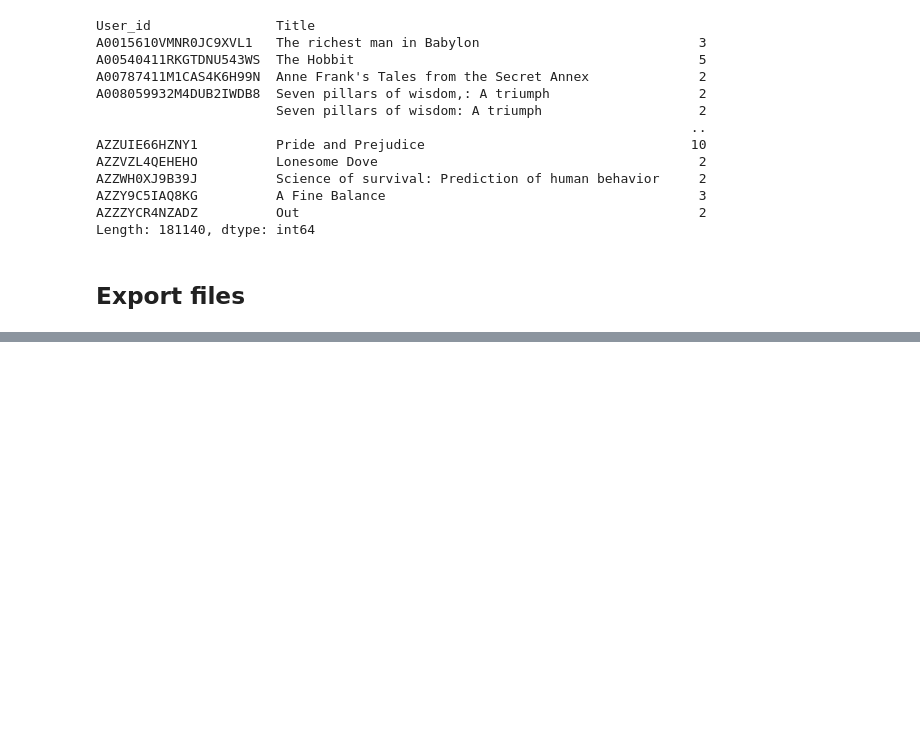
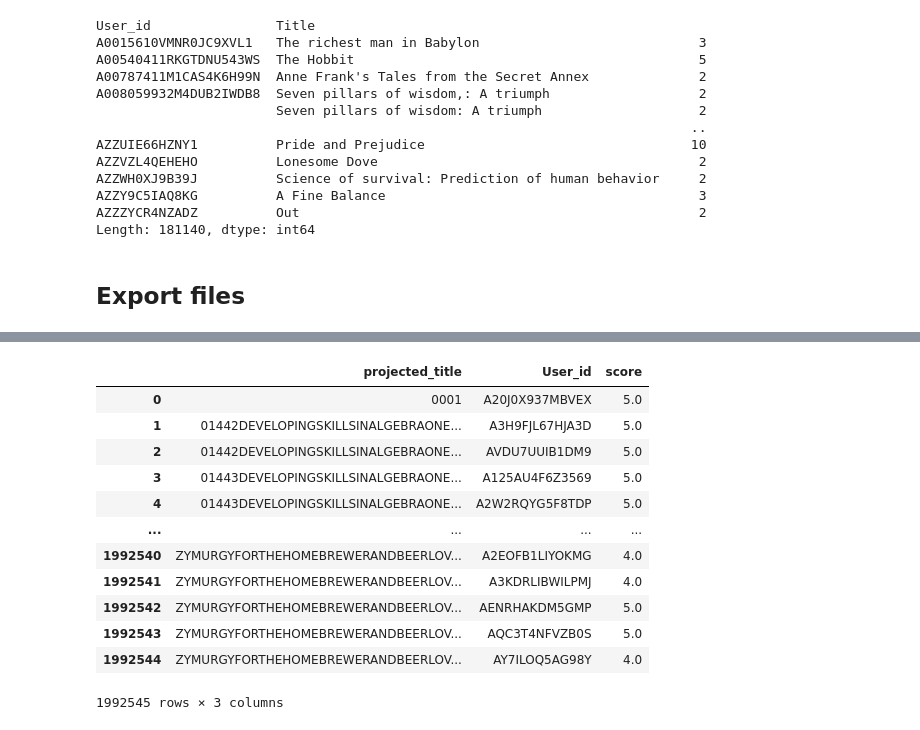
Before and after one commit to feyclan/WT_analysis, a Jupyter notebook: Cleaning.ipynb, the cells around one changed output, grey strips where cells are left out. Saved outputs shown, nothing was run; the diff lists cells and outputs as text; code cells hidden in the pictures; blank space fills up the shorter version.

```diff
--- a/Cleaning.ipynb
+++ b/Cleaning.ipynb
@@ -120,6 +121,7 @@ title_projection("h! j,./?;;$#@% ^& *()''")
 'HJ'
 # %%
 clean_books["projected_title"] = clean_books["Title"].apply(title_projection)
+reviews["projected_title"] = reviews["Title"].apply(title_projection)
 # %%
 projected_title_counts = clean_books["projected_title"].value_counts()
 double_counts = projected_title_counts[projected_title_counts > 1]
@@ -142,0 +176,4 @@ clean_books[clean_books["projected_title"] == "MOBYDICKORTHEWHALE"]
+# %%
+#Every User_id gets 1 vote for every book
+new_reviews = reviews.groupby(["projected_title", "User_id"])['review/score'].mean().reset_index()
+new_reviews = new_reviews.rename(columns={'review/score': 'score'})
@@ -399,0 +400,17 @@ clean_books
+# %%
+new_reviews.to_csv('data_sets/reviews_for_recommenders.csv', index=False)
+new_reviews
+# %% [output]
+|  | projected_title | User_id | score |
+| 0 | 0001 | A20J0X937MBVEX | 5.0 |
+| 1 | 01442DEVELOPINGSKILLSINALGEBRAONE... | A3H9FJL67HJA3D | 5.0 |
+| 2 | 01442DEVELOPINGSKILLSINALGEBRAONE... | AVDU7UUIB1DM9 | 5.0 |
+| 3 | 01443DEVELOPINGSKILLSINALGEBRAONE... | A125AU4F6Z3569 | 5.0 |
+| 4 | 01443DEVELOPINGSKILLSINALGEBRAONE... | A2W2RQYG5F8TDP | 5.0 |
+| ... | ... | ... | ... |
+| 1992540 | ZYMURGYFORTHEHOMEBREWERANDBEERLOV... | A2EOFB1LIYOKMG | 4.0 |
+| 1992541 | ZYMURGYFORTHEHOMEBREWERANDBEERLOV... | A3KDRLIBWILPMJ | 4.0 |
+| 1992542 | ZYMURGYFORTHEHOMEBREWERANDBEERLOV... | AENRHAKDM5GMP | 5.0 |
+| 1992543 | ZYMURGYFORTHEHOMEBREWERANDBEERLOV... | AQC3T4NFVZB0S | 5.0 |
+| 1992544 | ZYMURGYFORTHEHOMEBREWERANDBEERLOV... | AY7ILOQ5AG98Y | 4.0 |
+1992545 rows × 3 columns
```
Also changed, not shown: parts of 28 cells of this notebook.
